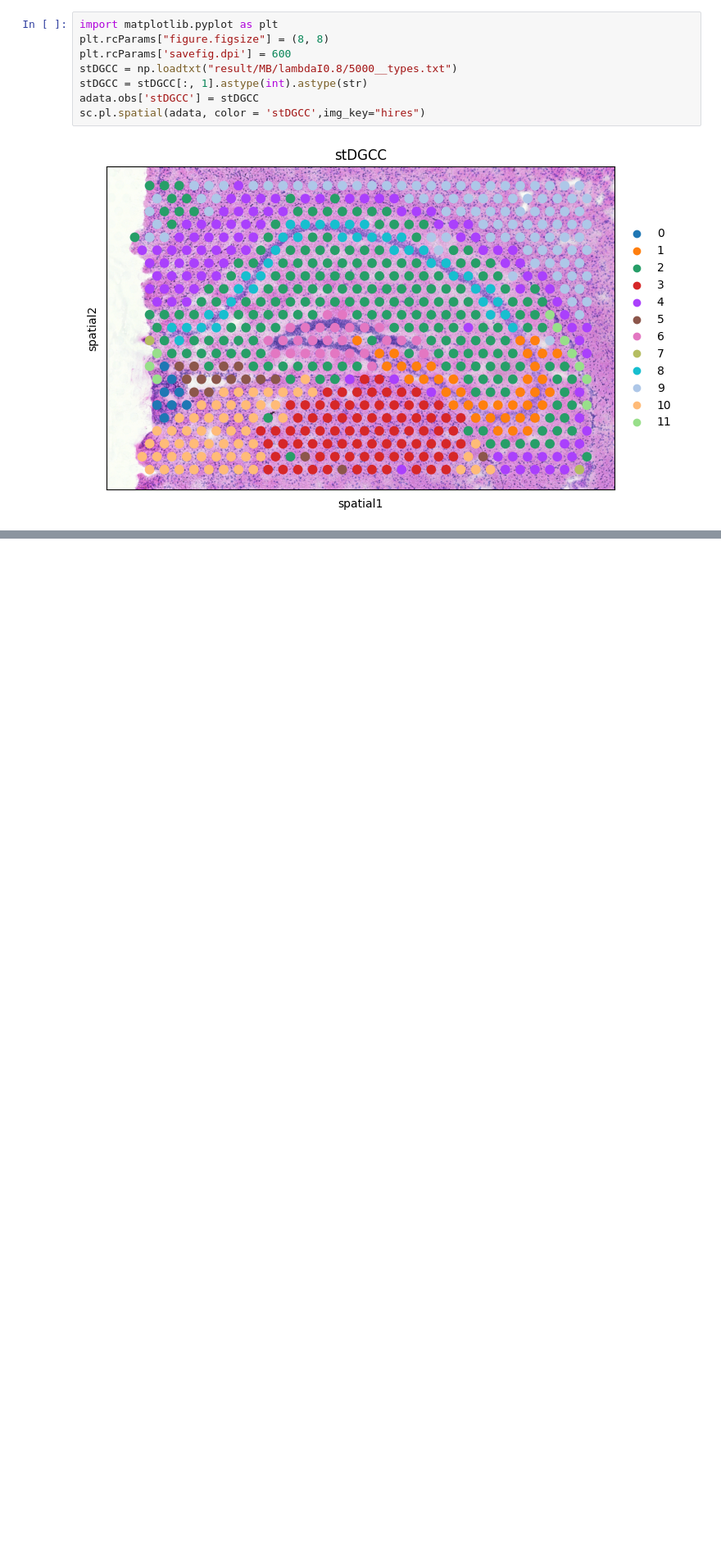
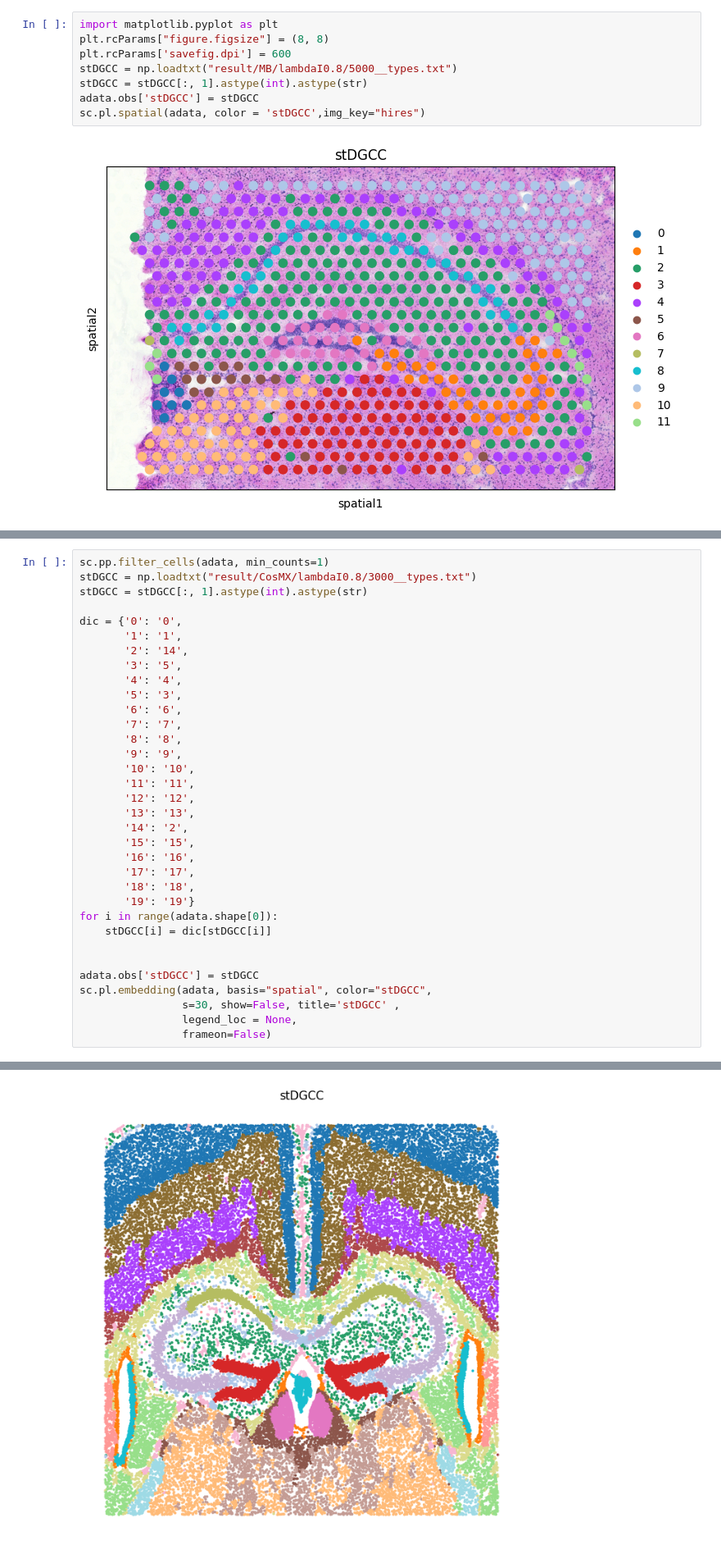
Before and after one commit to TimE9527/stDGCC, a Jupyter notebook: ARI&NMI.ipynb, the cells around one changed output, grey strips where cells are left out. Shown at 82% size. Cells and saved outputs as stored; diff of their text form; blank space fills up the shorter version.

```diff
--- a/ARI&NMI.ipynb
+++ b/ARI&NMI.ipynb
@@ -106,0 +155,35 @@ sc.pl.spatial(adata, color = 'stDGCC',img_key="hires")
+# %%
+sc.pp.filter_cells(adata, min_counts=1)
+stDGCC = np.loadtxt("result/CosMX/lambdaI0.8/3000__types.txt")
+stDGCC = stDGCC[:, 1].astype(int).astype(str)
+
+dic = {'0': '0',
+       '1': '1',
+       '2': '14',
+       '3': '5',
+       '4': '4',
+       '5': '3',
+       '6': '6',
+       '7': '7',
+       '8': '8',
+       '9': '9',
+       '10': '10',
+       '11': '11',
+       '12': '12',
+       '13': '13',
+       '14': '2',
+       '15': '15',
+       '16': '16',
+       '17': '17',
+       '18': '18',
+       '19': '19'}
+for i in range(adata.shape[0]):
+    stDGCC[i] = dic[stDGCC[i]]
+
+
+adata.obs['stDGCC'] = stDGCC
+sc.pl.embedding(adata, basis="spatial", color="stDGCC",
+                s=30, show=False, title='stDGCC' ,
+                legend_loc = None,
+                frameon=False)
+# %% [output]
@@ -106,0 +191 @@ sc.pl.spatial(adata, color = 'stDGCC',img_key="hires")
+[figure, added]
```
Also changed, not shown: parts of 10 cells of this notebook, 4 other files.
